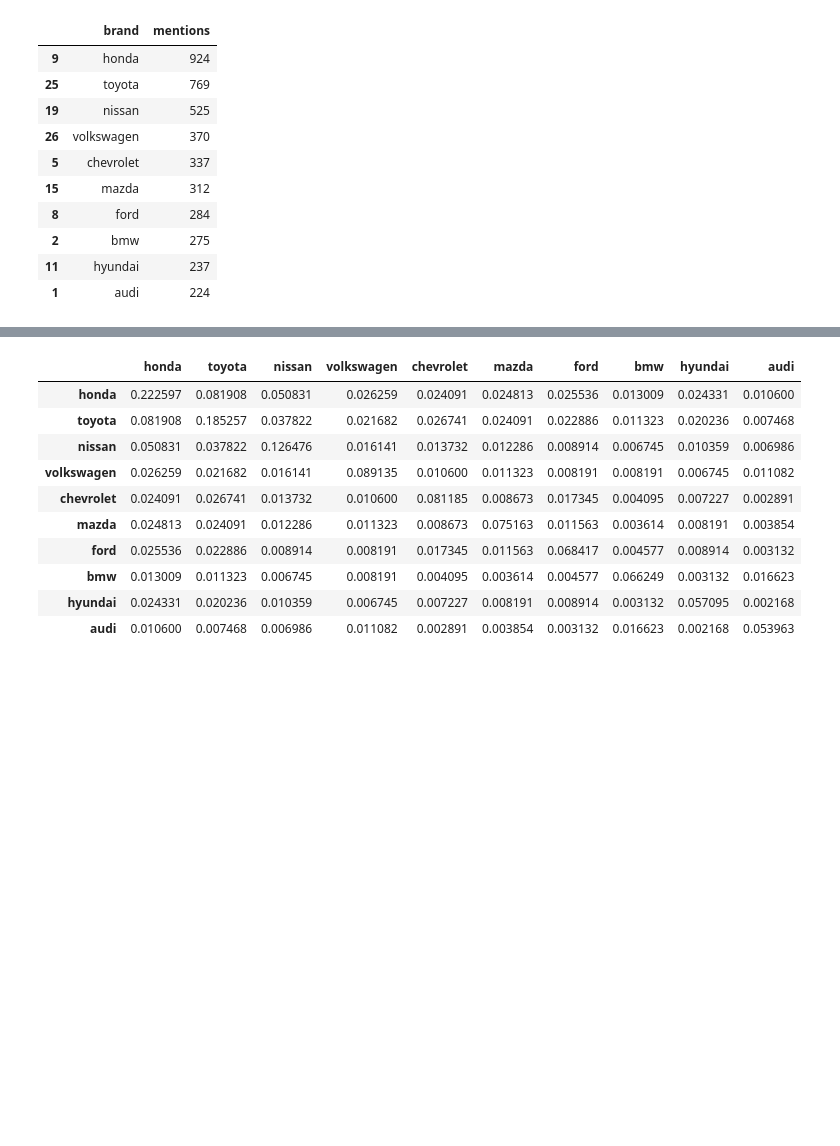
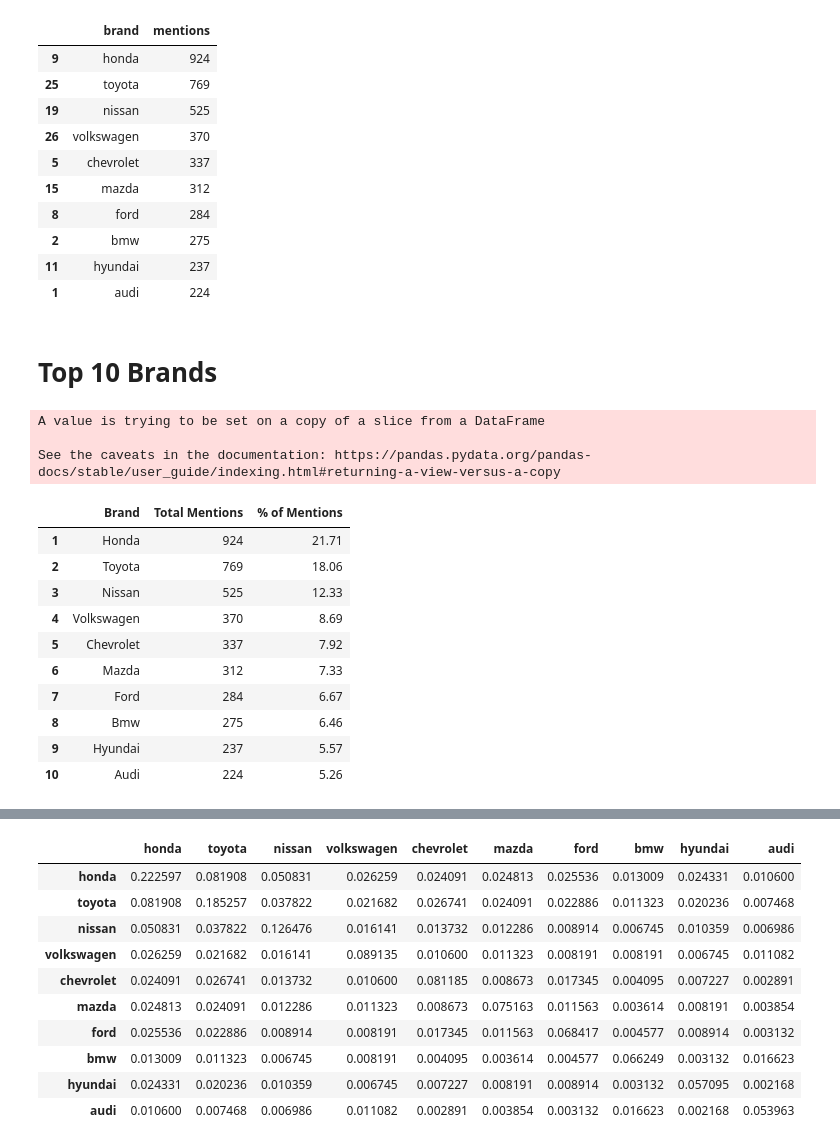
Before and after one commit to zack-tan/car-forums-text-analysis, a Jupyter notebook: ananya_a&b.ipynb, the cells around one changed output, grey strips where cells are left out. Cells and saved outputs as stored; diff of their text form; code cells hidden in the pictures; blank space fills up the shorter version.

```diff
--- a/ananya_a&b.ipynb
+++ b/ananya_a&b.ipynb
@@ -115,6 +115,47 @@ top10
 | 2 | bmw | 275 |
 | 11 | hyundai | 237 |
 | 1 | audi | 224 |
+# %% [markdown]
+# Top 10 Brands
+# %%
+top10v = top10.copy()
+
+#percentage of total mentions
+pct_list = []
+for i in top10v.mentions:
+    pct = i*100/top10v.mentions.sum()
+    pct = "{:.2f}".format(pct)
+    pct_list.append(pct)
+
+top10v["Percentage_Mentions"] = pct_list
+top10v.columns = ['Brand', 'Total Mentions','% of Mentions']
+
+
+#index starting from 1
+top10v = top10v.reset_index(drop=True)
+top10v.index += 1
+
+#capitalizing brand names
+for i in range(len(top10v.Brand)):
+    top10v.Brand[i+1] = top10v.Brand[i+1].capitalize()
+
+
+top10v
+# %% [output]
+A value is trying to be set on a copy of a slice from a DataFrame
+
+See the caveats in the documentation: https://pandas.pydata.org/pandas-docs/stable/user_guide/indexing.html#returning-a-view-versus-a-copy
+|  | Brand | Total Mentions | % of Mentions |
+| 1 | Honda | 924 | 21.71 |
+| 2 | Toyota | 769 | 18.06 |
+| 3 | Nissan | 525 | 12.33 |
+| 4 | Volkswagen | 370 | 8.69 |
+| 5 | Chevrolet | 337 | 7.92 |
+| 6 | Mazda | 312 | 7.33 |
+| 7 | Ford | 284 | 6.67 |
+| 8 | Bmw | 275 | 6.46 |
+| 9 | Hyundai | 237 | 5.57 |
+| 10 | Audi | 224 | 5.26 |
 # %%
 brand_names = top10.brand
 
```
Also changed, not shown: parts of 8 cells of this notebook.
